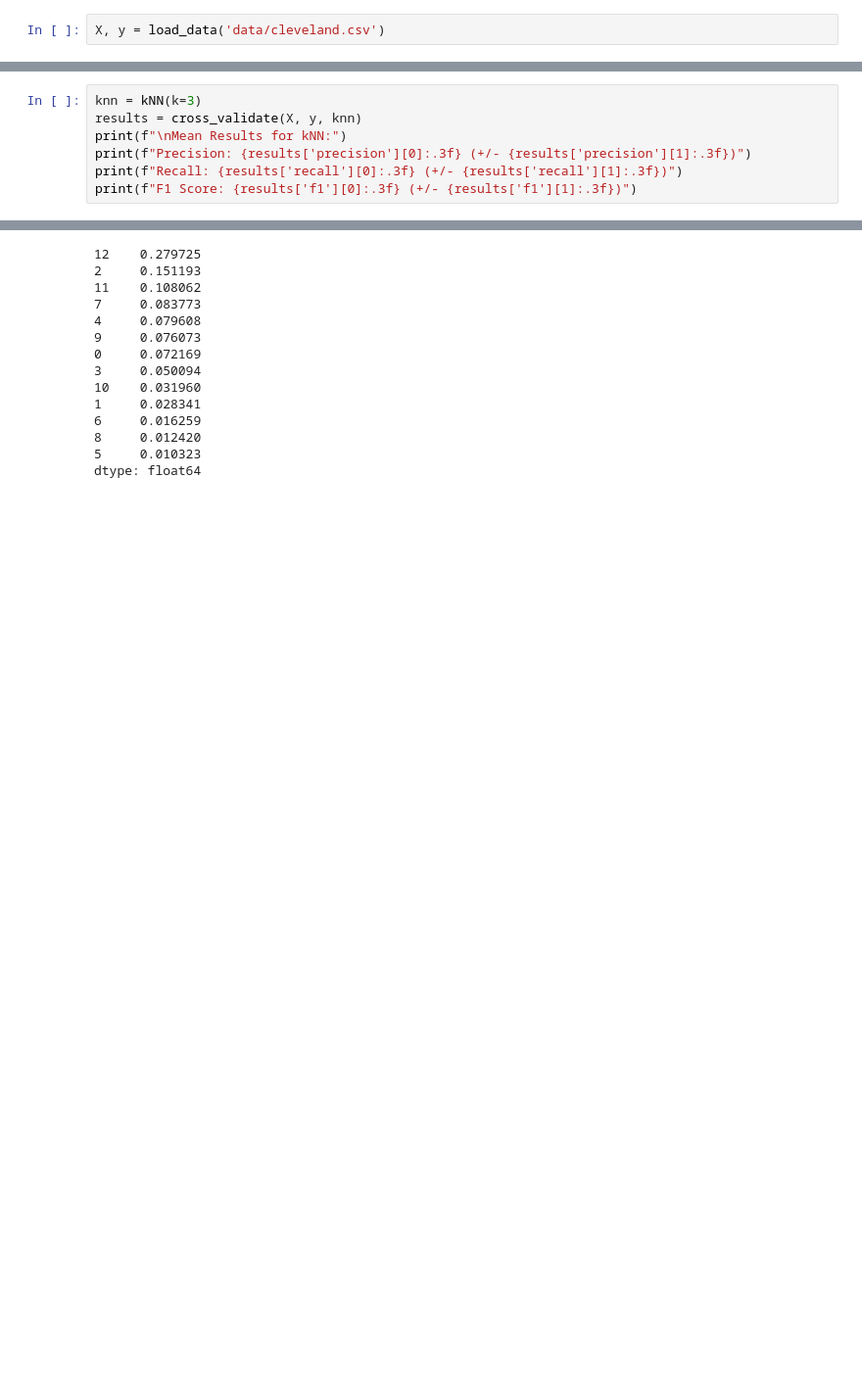
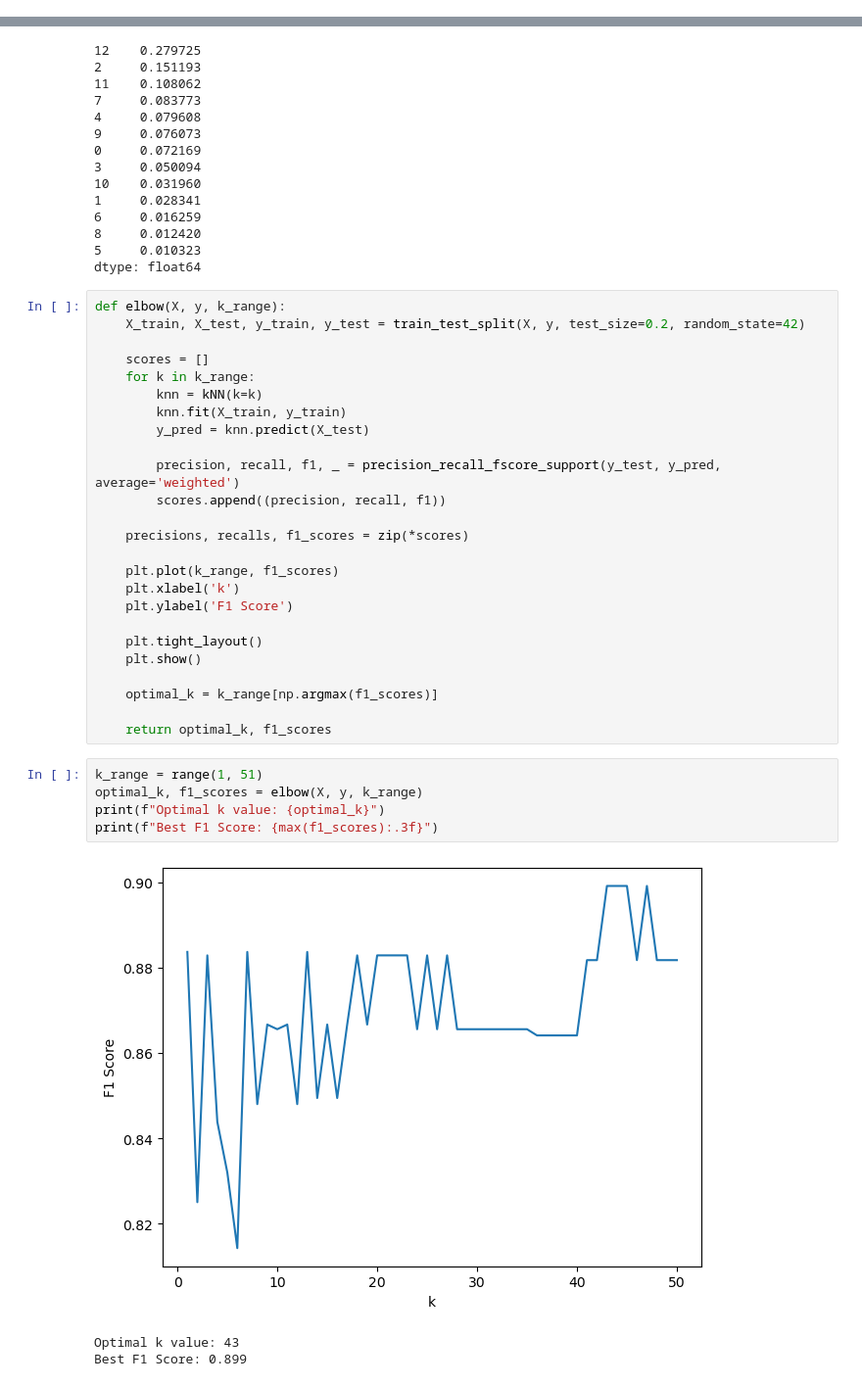
Before and after one commit to m6urns/project4-knn-cs5830, a Jupyter notebook: project4-fix.ipynb, the cells around one changed output, grey strips where cells are left out. Shown: that part at 98% size. Drawn from its saved outputs; the diff is of its cells as text; blank space fills up the shorter version.

```diff
--- a/project4-fix.ipynb
+++ b/project4-fix.ipynb
@@ -32,4 +32,2 @@ def load_data(file_path):
-# %%
-X, y = load_data('data/cleveland.csv')
 # %%
 class kNN(BaseEstimator, ClassifierMixin):
@@ -91,7 +81,0 @@ def cross_validate(X, y, model, n_splits=10):
-# %%
-knn = kNN(k=3)
-results = cross_validate(X, y, knn)
-print(f"\nMean Results for kNN:")
-print(f"Precision: {results['precision'][0]:.3f} (+/- {results['precision'][1]:.3f})")
-print(f"Recall: {results['recall'][0]:.3f} (+/- {results['recall'][1]:.3f})")
-print(f"F1 Score: {results['f1'][0]:.3f} (+/- {results['f1'][1]:.3f})")
@@ -136,3 +104,37 @@ print(importance_results)
 8     0.012420
 5     0.010323
 dtype: float64
+# %%
+def elbow(X, y, k_range):
+    X_train, X_test, y_train, y_test = train_test_split(X, y, test_size=0.2, random_state=42)
+
+    scores = []
+    for k in k_range:
+        knn = kNN(k=k)
+        knn.fit(X_train, y_train)
+        y_pred = knn.predict(X_test)
+
+        precision, recall, f1, _ = precision_recall_fscore_support(y_test, y_pred, average='weighted')
+        scores.append((precision, recall, f1))
+
+    precisions, recalls, f1_scores = zip(*scores)
+
+    plt.plot(k_range, f1_scores)
+    plt.xlabel('k')
+    plt.ylabel('F1 Score')
+
+    plt.tight_layout()
+    plt.show()
+
+    optimal_k = k_range[np.argmax(f1_scores)]
+
+    return optimal_k, f1_scores
+# %%
+k_range = range(1, 51)
+optimal_k, f1_scores = elbow(X, y, k_range)
+print(f"Optimal k value: {optimal_k}")
+print(f"Best F1 Score: {max(f1_scores):.3f}")
+# %% [output]
+[figure, added]
+Optimal k value: 43
+Best F1 Score: 0.899
```
Also changed, not shown: parts of 7 cells of this notebook.
